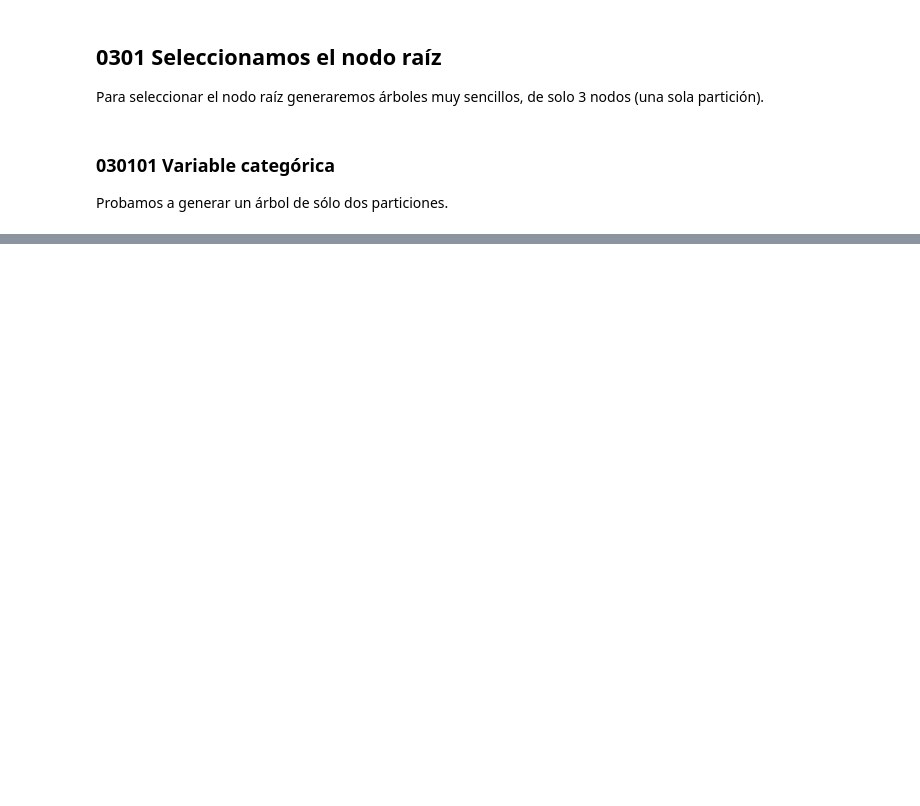
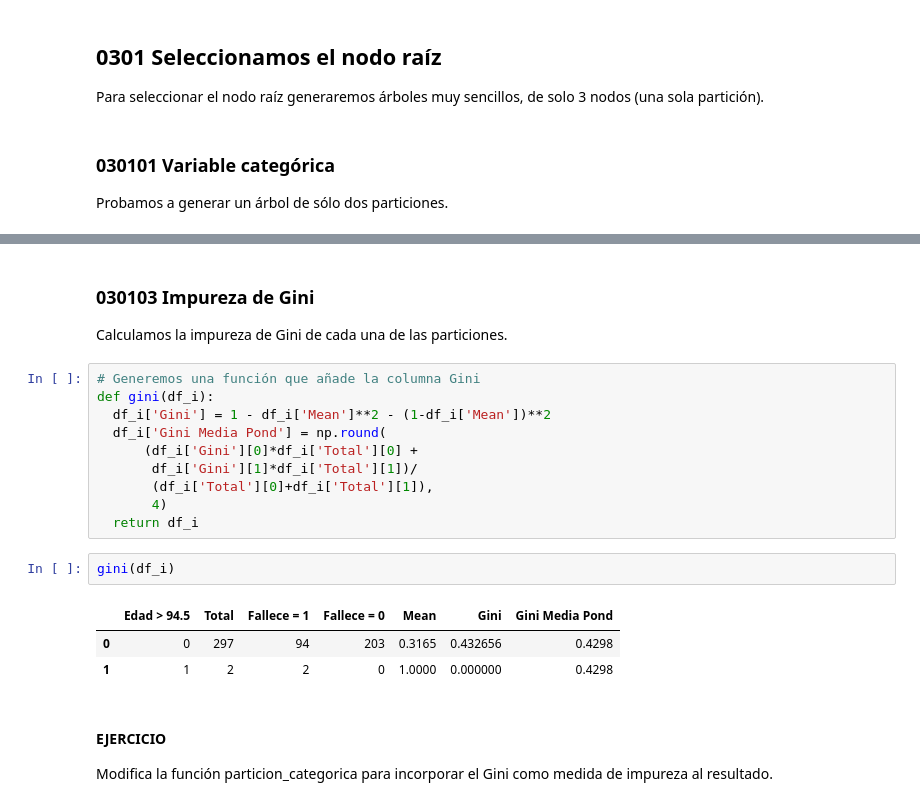
Before and after one commit to JotaBlanco/TheValley, a Jupyter notebook: Arboles/Clase_01_Arboles/01_Árboles_Decisión.ipynb, the cells around one changed output, grey strips where cells are left out. Cells and saved outputs as stored; diff of their text form; blank space fills up the shorter version.

```diff
--- a/Arboles/Clase_01_Arboles/01_Árboles_Decisión.ipynb
+++ b/Arboles/Clase_01_Arboles/01_Árboles_Decisión.ipynb
@@ -240,0 +353,22 @@ for i, valor in enumerate(valores_unicos[1:]):
+# %% [markdown]
+### 030103 Impureza de Gini
+Calculamos la impureza de Gini de cada una de las particiones.
+# %%
+# Generemos una función que añade la columna Gini
+def gini(df_i):
+  df_i['Gini'] = 1 - df_i['Mean']**2 - (1-df_i['Mean'])**2
+  df_i['Gini Media Pond'] = np.round(
+      (df_i['Gini'][0]*df_i['Total'][0] +
+       df_i['Gini'][1]*df_i['Total'][1])/
+       (df_i['Total'][0]+df_i['Total'][1]),
+       4)
+  return df_i
+# %%
+gini(df_i)
+# %% [output]
+|  | Edad > 94.5 | Total | Fallece = 1 | Fallece = 0 | Mean | Gini | Gini Media Pond |
+| 0 | 0 | 297 | 94 | 203 | 0.3165 | 0.432656 | 0.4298 |
+| 1 | 1 | 2 | 2 | 0 | 1.0000 | 0.000000 | 0.4298 |
+# %% [markdown]
+#### EJERCICIO
+Modifica la función particion_categorica para incorporar el Gini como medida de impureza al resultado.
```
Also changed, not shown: parts of 67 cells of this notebook.
